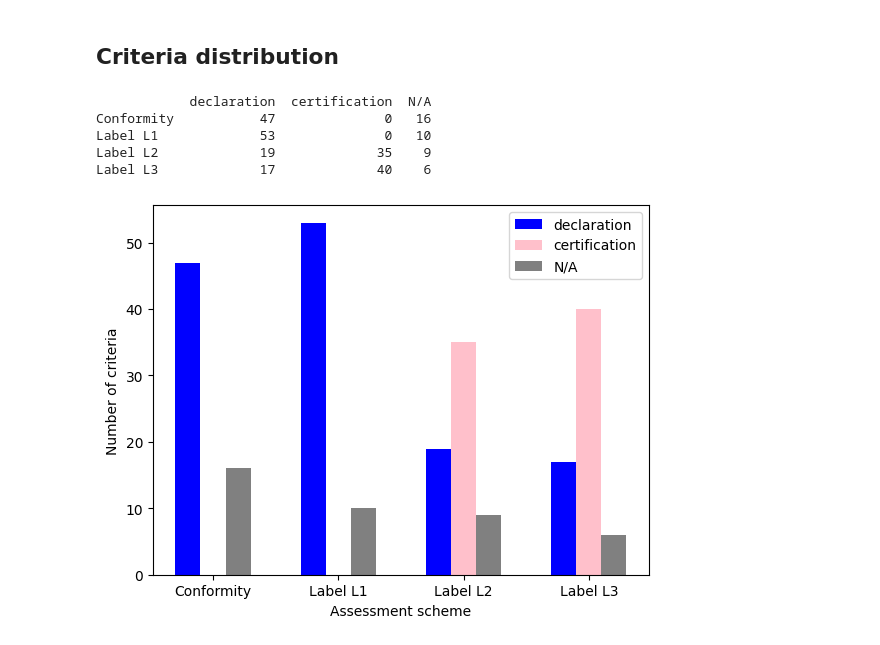
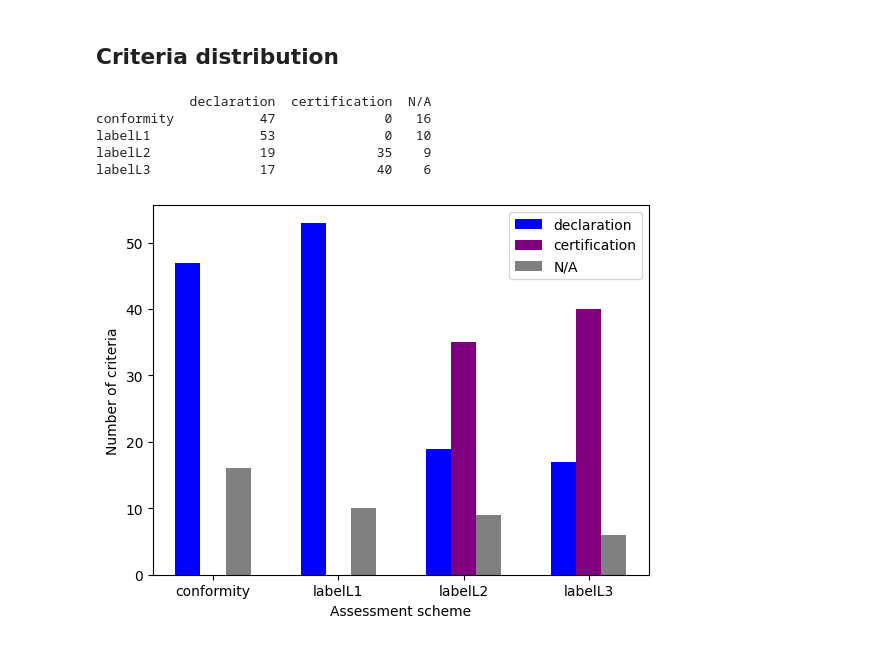
Before and after one commit to ticapix/gaia-x-notebooks, a Jupyter notebook: Gaia-X_Compliance_24.04-Extract_Criteria.ipynb, the cells around one changed output. Drawn from its saved outputs; the diff is of its cells as text; code cells hidden in the pictures.

```diff
--- a/Gaia-X_Compliance_24.04-Extract_Criteria.ipynb
+++ b/Gaia-X_Compliance_24.04-Extract_Criteria.ipynb
@@ -33,39 +33,38 @@ found 63 criteria
 # %% [markdown]
 ## Criteria distribution
 # %%
-scheme = ['Conformity', 'Label L1', 'Label L2', 'Label L3']
-types = ["declaration", "certification", "N/A"] # values come from https://gitlab.com/gaia-x/policy-rules-committee/compliance-document/-/blob/main/fence_criteria/block.py?ref_type=heads#L48
+# string values come from https://gitlab.com/gaia-x/policy-rules-committee/compliance-document/-/blob/main/fence_criteria/block.py?ref_type=heads#L48
+scheme = ['conformity', 'labelL1', 'labelL2', 'labelL3']
+types = ["declaration", "certification", "N/A"]
 df = pd.DataFrame([[0] * 3] * 4, scheme, types)
 
 for criterion in criteria:
-    df.loc["Conformity", criterion["conformity"]] += 1
-    df.loc["Label L1", criterion["labelL1"]] += 1
-    df.loc["Label L2", criterion["labelL2"]] += 1
-    df.loc["Label L3", criterion["labelL3"]] += 1
-
+    df.loc[scheme[0], criterion[scheme[0]]] += 1
+    df.loc[scheme[1], criterion[scheme[1]]] += 1
+    df.loc[scheme[2], criterion[scheme[2]]] += 1
+    df.loc[scheme[3], criterion[scheme[3]]] += 1
 print(df.head())
 # %% [output]
             declaration  certification  N/A
-Conformity           47              0   16
-Label L1             53              0   10
-Label L2             19             35    9
-Label L3             17             40    6
+conformity           47              0   16
+labelL1              53              0   10
+labelL2              19             35    9
+labelL3              17             40    6
 # %%
 plt.cla()
 plt.clf()
 # from https://datagy.io/matplotlib-bar-charts/
-
 xlabels = list(df.index)
 x = np.arange(len(xlabels))
 width = 0.2
 # plot data in grouped manner of bar type
-plt.bar(x-width, list(df["declaration"]), width, color='blue')
-plt.bar(x, list(df["certification"]), width, color='pink')
-plt.bar(x+width, list(df["N/A"]), width, color='grey')
+plt.bar(x-width, list(df[types[0]]), width, color='blue')
+plt.bar(x, list(df[types[1]]), width, color='purple')
+plt.bar(x+width, list(df[types[2]]), width, color='grey')
 plt.xticks(x, xlabels)
 plt.xlabel("Assessment scheme")
 plt.ylabel("Number of criteria")
 plt.legend(types)
 plt.show()
 # %% [output]
-[figure, old version]
+[figure, new version]
```
Also changed, not shown: parts of 1 cell of this notebook.
